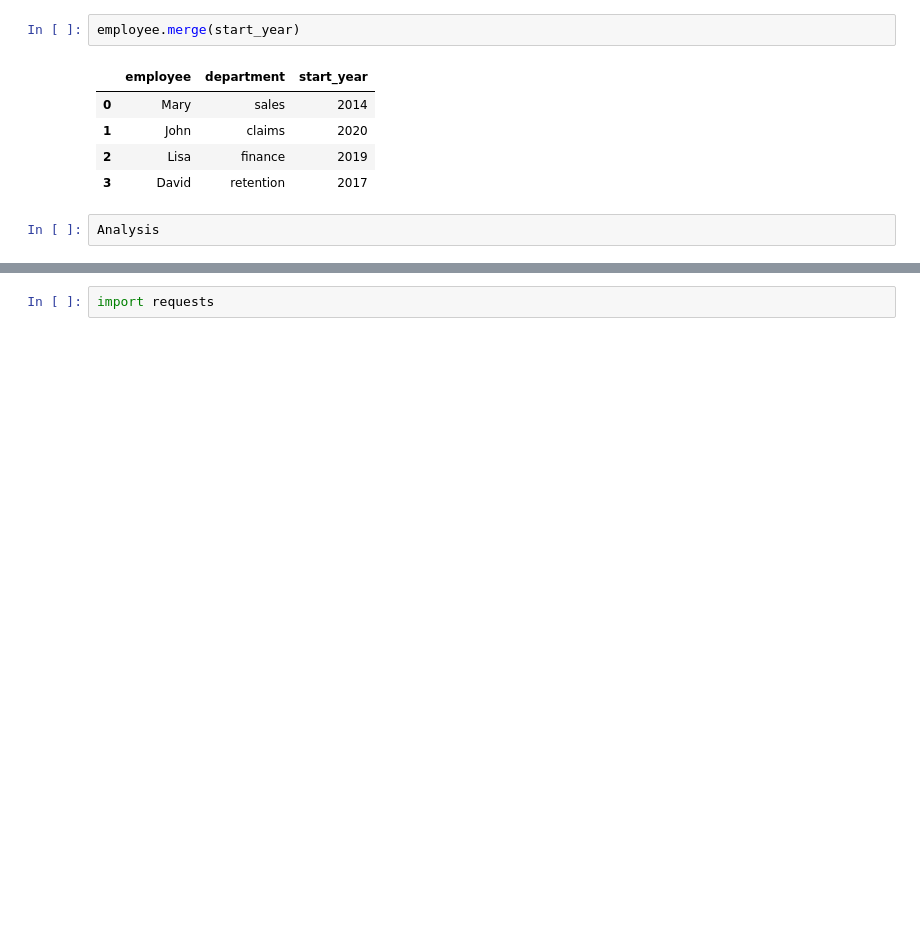
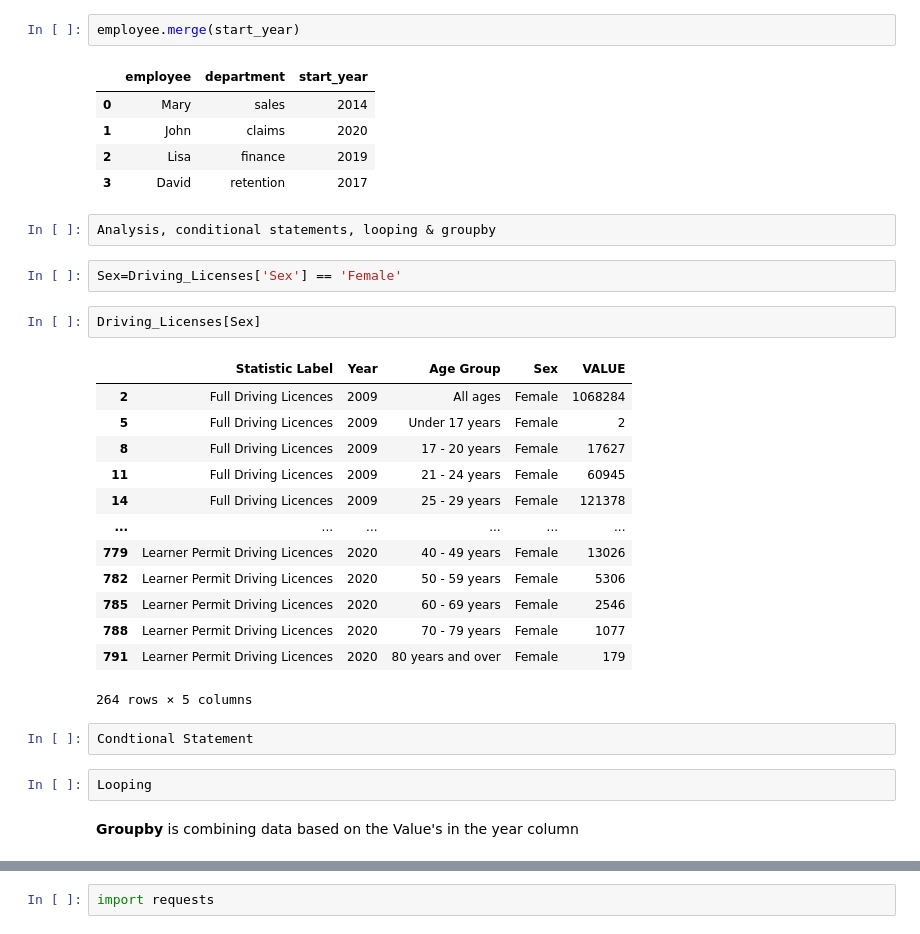
Before and after one commit to hartyl1/UCDPA_harty, a Jupyter notebook: Copy_of_Copy_of_Untitled12.ipynb, the cells around one changed output, grey strips where cells are left out. Cells and saved outputs as stored; diff of their text form; blank space fills up the shorter version.

```diff
--- a/Copy_of_Copy_of_Untitled12.ipynb
+++ b/Copy_of_Copy_of_Untitled12.ipynb
@@ -377,5 +348,29 @@ employee.merge(start_year)
 | 1 | John | claims | 2020 |
 | 2 | Lisa | finance | 2019 |
 | 3 | David | retention | 2017 |
-# %%
-Analysis
+# %%
+Analysis, conditional statements, looping & groupby
+# %%
+Sex=Driving_Licenses['Sex'] == 'Female'
+# %%
+Driving_Licenses[Sex]
+# %% [output]
+|  | Statistic Label | Year | Age Group | Sex | VALUE |
+| 2 | Full Driving Licences | 2009 | All ages | Female | 1068284 |
+| 5 | Full Driving Licences | 2009 | Under 17 years | Female | 2 |
+| 8 | Full Driving Licences | 2009 | 17 - 20 years | Female | 17627 |
+| 11 | Full Driving Licences | 2009 | 21 - 24 years | Female | 60945 |
+| 14 | Full Driving Licences | 2009 | 25 - 29 years | Female | 121378 |
+| ... | ... | ... | ... | ... | ... |
+| 779 | Learner Permit Driving Licences | 2020 | 40 - 49 years | Female | 13026 |
+| 782 | Learner Permit Driving Licences | 2020 | 50 - 59 years | Female | 5306 |
+| 785 | Learner Permit Driving Licences | 2020 | 60 - 69 years | Female | 2546 |
+| 788 | Learner Permit Driving Licences | 2020 | 70 - 79 years | Female | 1077 |
+| 791 | Learner Permit Driving Licences | 2020 | 80 years and over | Female | 179 |
+264 rows × 5 columns
+# %%
+Condtional Statement
+# %%
+Looping
+# %% [markdown]
+**Groupby** is combining data based on the Value's in the year column
```
Also changed, not shown: parts of 13 cells of this notebook.
